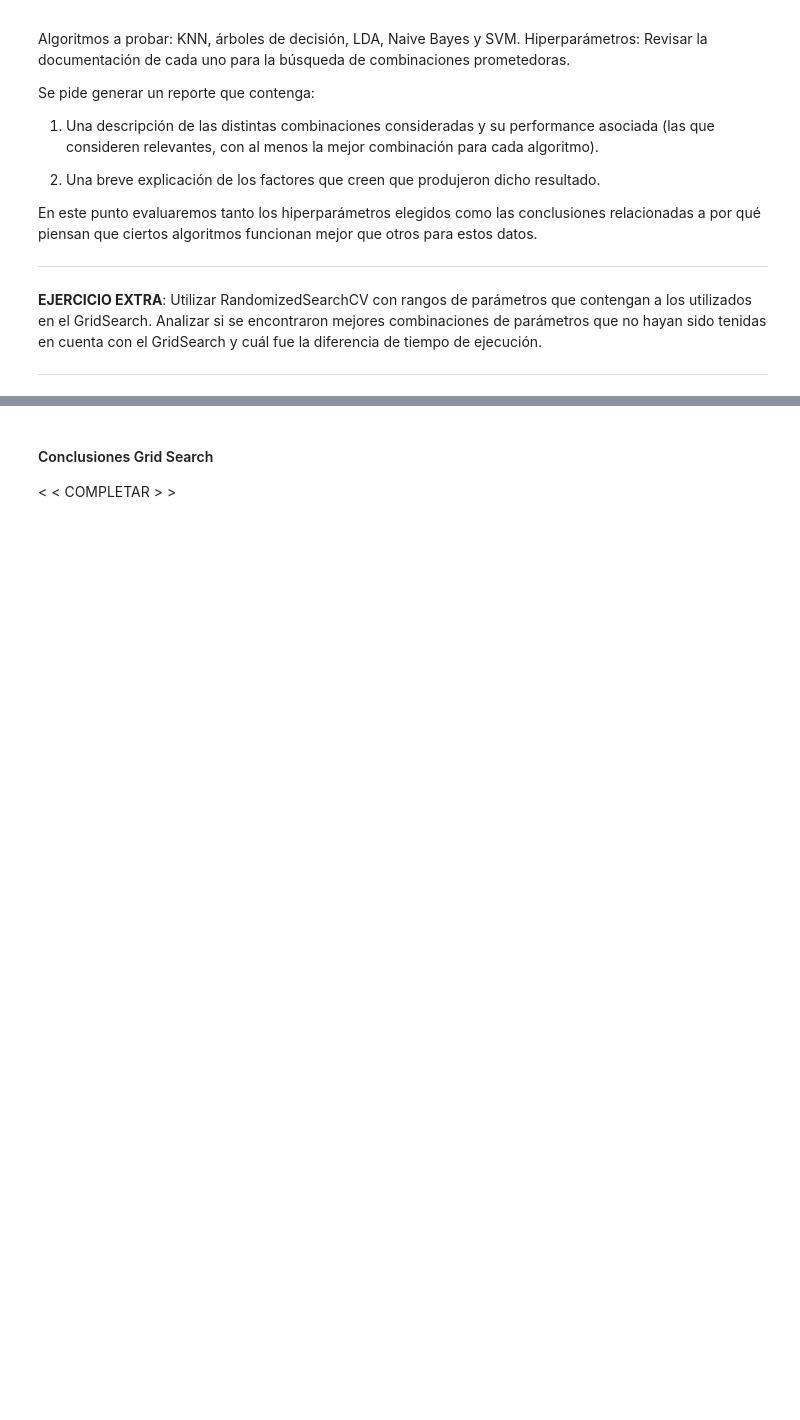
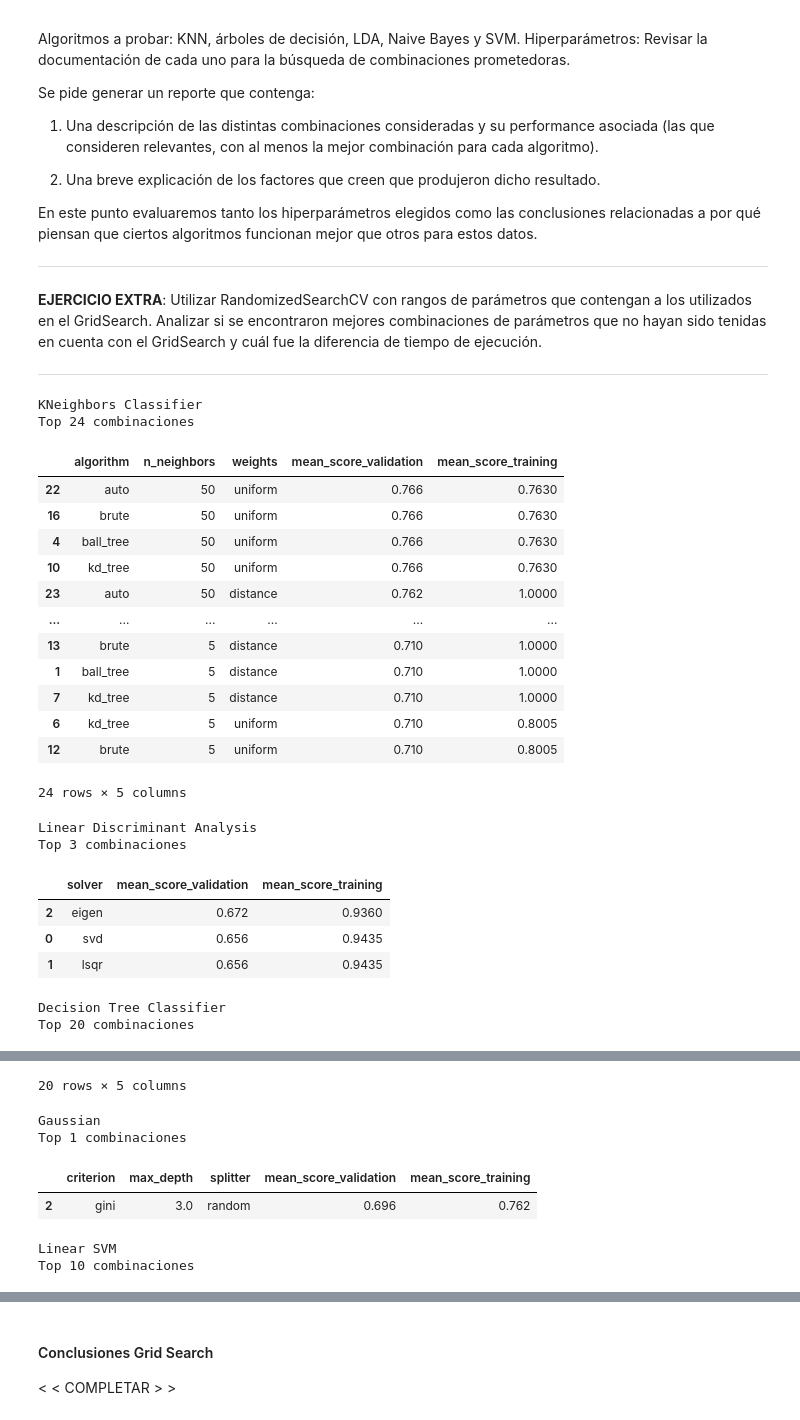
Before and after one commit to marialaraa/aa-notebooks, a Jupyter notebook: TP1/TP1.ipynb, the cells around one changed output, grey strips where cells are left out. Saved outputs shown, nothing was run; the diff lists cells and outputs as text; code cells hidden in the pictures; blank space fills up the shorter version.

```diff
--- a/TP1/TP1.ipynb
+++ b/TP1/TP1.ipynb
@@ -285,21 +285,92 @@ En este punto evaluaremos tanto los hiperparámetros elegidos como las conclusio
 # %%
 from sklearn.neighbors import KNeighborsClassifier
 from sklearn.discriminant_analysis import LinearDiscriminantAnalysis
 from sklearn.tree import DecisionTreeClassifier
 from sklearn.naive_bayes import GaussianNB
 from sklearn.svm import LinearSVC
 
 from sklearn.model_selection import GridSearchCV
 
 def top_resultados(grid, top=5):
     ## Si quieren, pueden utilizar esta función para imprimir las mejores combinaciones de su grid
     print("Top {} combinaciones".format(top))
     df = pd.DataFrame(grid.cv_results_["params"])
     df["mean_score_validation"] = grid.cv_results_["mean_test_score"]
     df["mean_score_training"] = grid.cv_results_["mean_train_score"]
     display(df.sort_values(by="mean_score_validation", ascending=False).head(top))
 
 ########################################################
-## AQUI VA SU CODIGO
+X_np = np.array(X)
+y_np = np.array(y).ravel()
+
+# KNeighbors Classifier
+print('KNeighbors Classifier ')
+parameters = {'n_neighbors': [5, 10, 50], 'weights': ('uniform', 'distance'), 'algorithm': ['ball_tree', 'kd_tree', 'brute', 'auto']}
+knn = KNeighborsClassifier()
+clf = GridSearchCV(knn, parameters, cv=5)
+clf.fit(X_np, y_np)
+
+top_resultados(clf, 24)
+
+# Linear Discriminant Analysis
+print('Linear Discriminant Analysis')
+parameters = {'solver': ['svd', 'lsqr', 'eigen']}
+lda = LinearDiscriminantAnalysis()
+clf = GridSearchCV(lda, parameters, cv=5)
+clf.fit(X_np, y_np)
+
+top_resultados(clf, 3)
+
+# Decision Tree Classifier
+print('Decision Tree Classifier')
+parameters = {'criterion': ('gini', 'entropy'), 'splitter': ('random', 'best'), 'max_depth': [None, 3, 50, 100, 150]}
+tree = DecisionTreeClassifier()
+clf = GridSearchCV(tree, parameters, cv=5)
+clf.fit(X_np, y_np)
+
+top_resultados(clf, 20)
+
+# Gaussian
+print('Gaussian')
+gaussian = GaussianNB()
+clf.fit(X_np, y_np)
+
+top_resultados(clf, 1)
+
+# Linear SVM
+print('Linear SVM')
+parameters = {'penalty': ('l2', ), 'loss':('squared_hinge', 'hinge'), 'C':[1, 0.1, 0.01, 0.0001, 0.00001]}
+svm = LinearSVC()
+clf = GridSearchCV(svm, parameters, cv=5)
+clf.fit(X_np, y_np)
+
+top_resultados(clf, 10)
+
+
+
 ## Objetivo: comparar y explorar distintas combinaciones de parámetros para los algoritmos importados arriba
 ########################################################
+# %% [output]
+KNeighbors Classifier
+Top 24 combinaciones
+|  | algorithm | n_neighbors | weights | mean_score_validation | mean_score_training |
+| 22 | auto | 50 | uniform | 0.766 | 0.7630 |
+| 16 | brute | 50 | uniform | 0.766 | 0.7630 |
+| 4 | ball_tree | 50 | uniform | 0.766 | 0.7630 |
+| 10 | kd_tree | 50 | uniform | 0.766 | 0.7630 |
+| 23 | auto | 50 | distance | 0.762 | 1.0000 |
+| ... | ... | ... | ... | ... | ... |
+| 13 | brute | 5 | distance | 0.710 | 1.0000 |
+| 1 | ball_tree | 5 | distance | 0.710 | 1.0000 |
+| 7 | kd_tree | 5 | distance | 0.710 | 1.0000 |
+| 6 | kd_tree | 5 | uniform | 0.710 | 0.8005 |
+| 12 | brute | 5 | uniform | 0.710 | 0.8005 |
+24 rows × 5 columns
+Linear Discriminant Analysis
+Top 3 combinaciones
+|  | solver | mean_score_validation | mean_score_training |
+| 2 | eigen | 0.672 | 0.9360 |
+| 0 | svd | 0.656 | 0.9435 |
+| 1 | lsqr | 0.656 | 0.9435 |
+Decision Tree Classifier
+Top 20 combinaciones
@@ -305,0 +389,7 @@ def top_resultados(grid, top=5):
+20 rows × 5 columns
+Gaussian
+Top 1 combinaciones
+|  | criterion | max_depth | splitter | mean_score_validation | mean_score_training |
+| 2 | gini | 3.0 | random | 0.696 | 0.762 |
+Linear SVM
+Top 10 combinaciones
```
Also changed, not shown: parts of 1 cell of this notebook.
